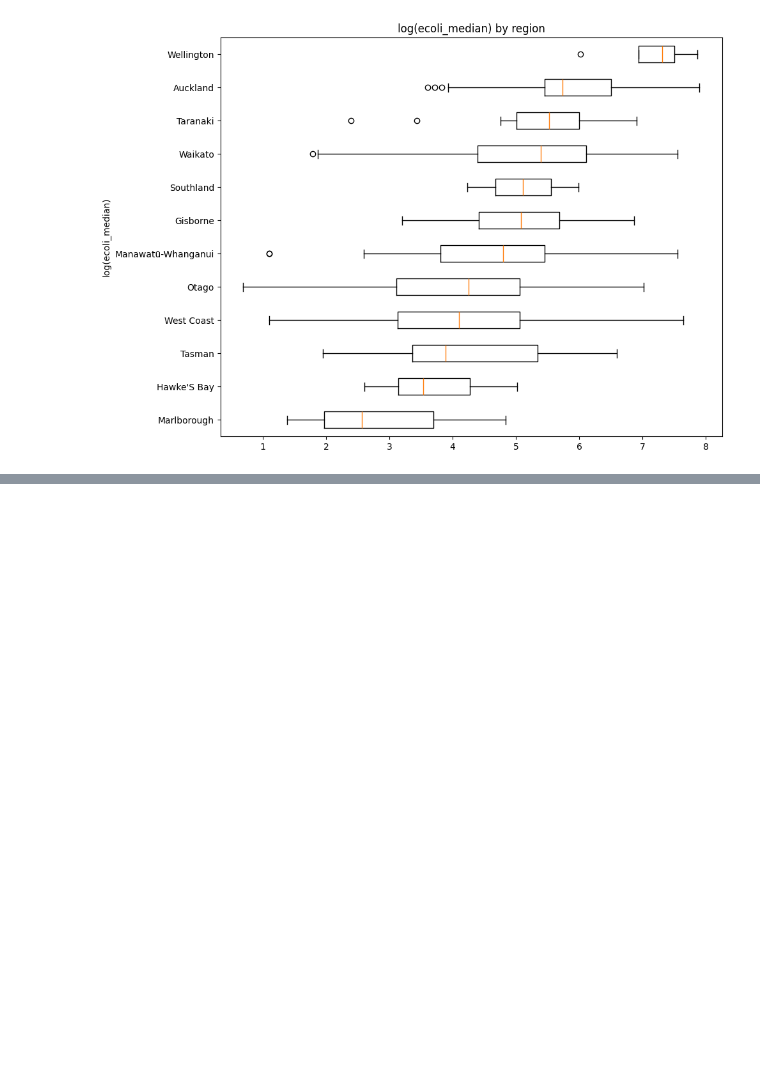
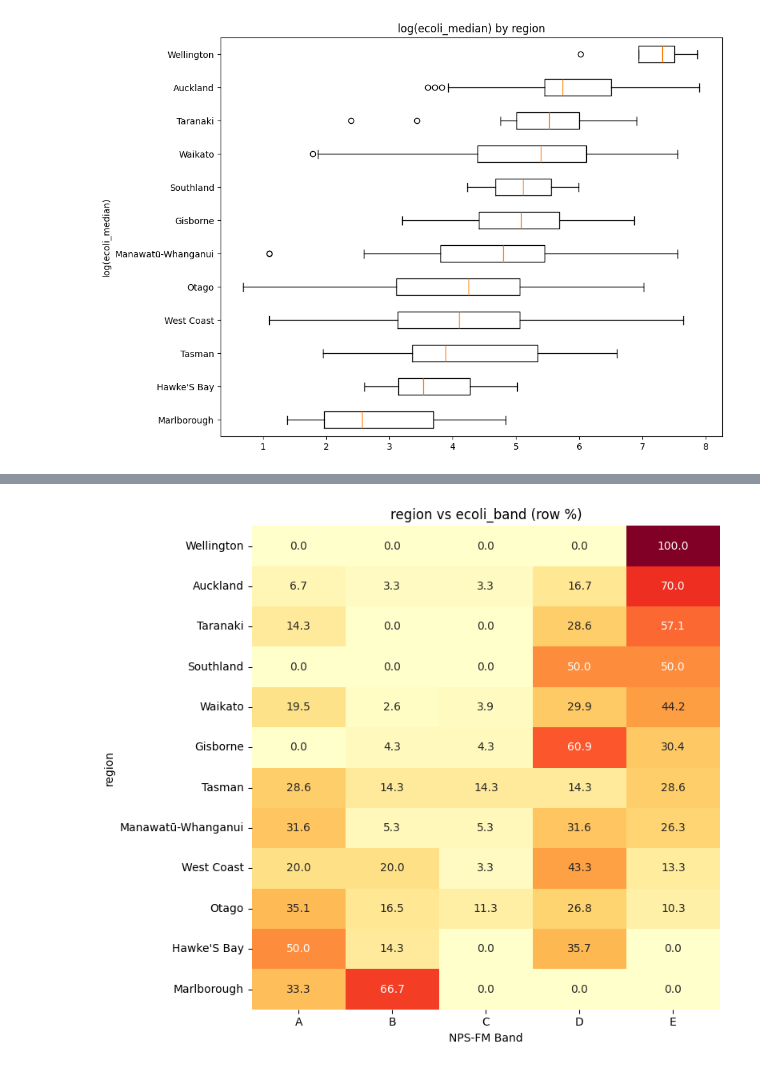
Before and after one commit to Ming-Liu-1170030/1170030-riverWQ, a Jupyter notebook: src/01_eda.ipynb, the cells around one changed output, grey strips where cells are left out. Saved outputs shown, nothing was run; the diff lists cells and outputs as text; code cells hidden in the pictures; blank space fills up the shorter version.

```diff
--- a/src/01_eda.ipynb
+++ b/src/01_eda.ipynb
@@ -602,0 +774,9 @@ plt.show()
+# %%
+# Crosstabs of 'region' against ecoli_band (row percentages)
+band_order = ['A', 'B', 'C', 'D', 'E']
+
+
+ct = pd.crosstab(df['region'], df['ecoli_band'])[band_order]
+ct_pct = (ct.div(ct.sum(axis=1), axis=0) * 100).round(1)
+print(f'\n--- region vs ecoli_band (row %) ---')
+print(ct_pct)
@@ -602,0 +799,17 @@ plt.show()
+# %%
+# Heatmaps of region vs ecoli_band (row %)
+band_order = ['A', 'B', 'C', 'D', 'E']
+
+fig, ax = plt.subplots(figsize=(8, 7))
+
+ct_pct = ct_pct.sort_values('E', ascending=False)
+sns.heatmap(ct_pct, annot=True, fmt='.1f', cmap='YlOrRd', cbar=False, ax=ax)
+ax.set_title('region vs ecoli_band (row %)')
+ax.set_xlabel('NPS-FM Band')
+ax.set_ylabel('region')
+
+plt.tight_layout()
+plt.savefig('../figures/11_region_features_by_band.png', bbox_inches='tight')
+plt.show()
+# %% [output]
+[figure, added]
```
Also changed, not shown: parts of 27 cells of this notebook, 4 other files.
